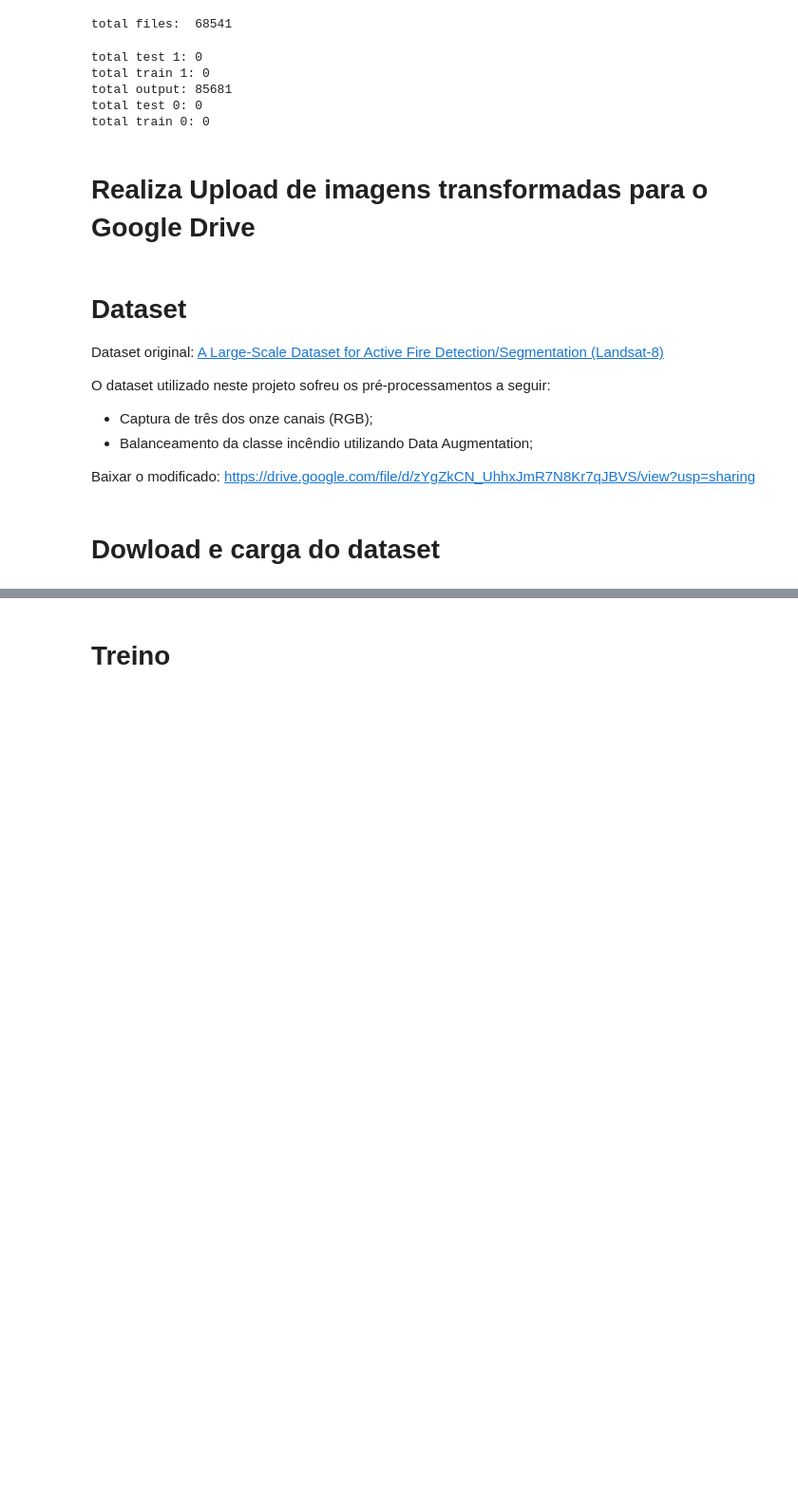
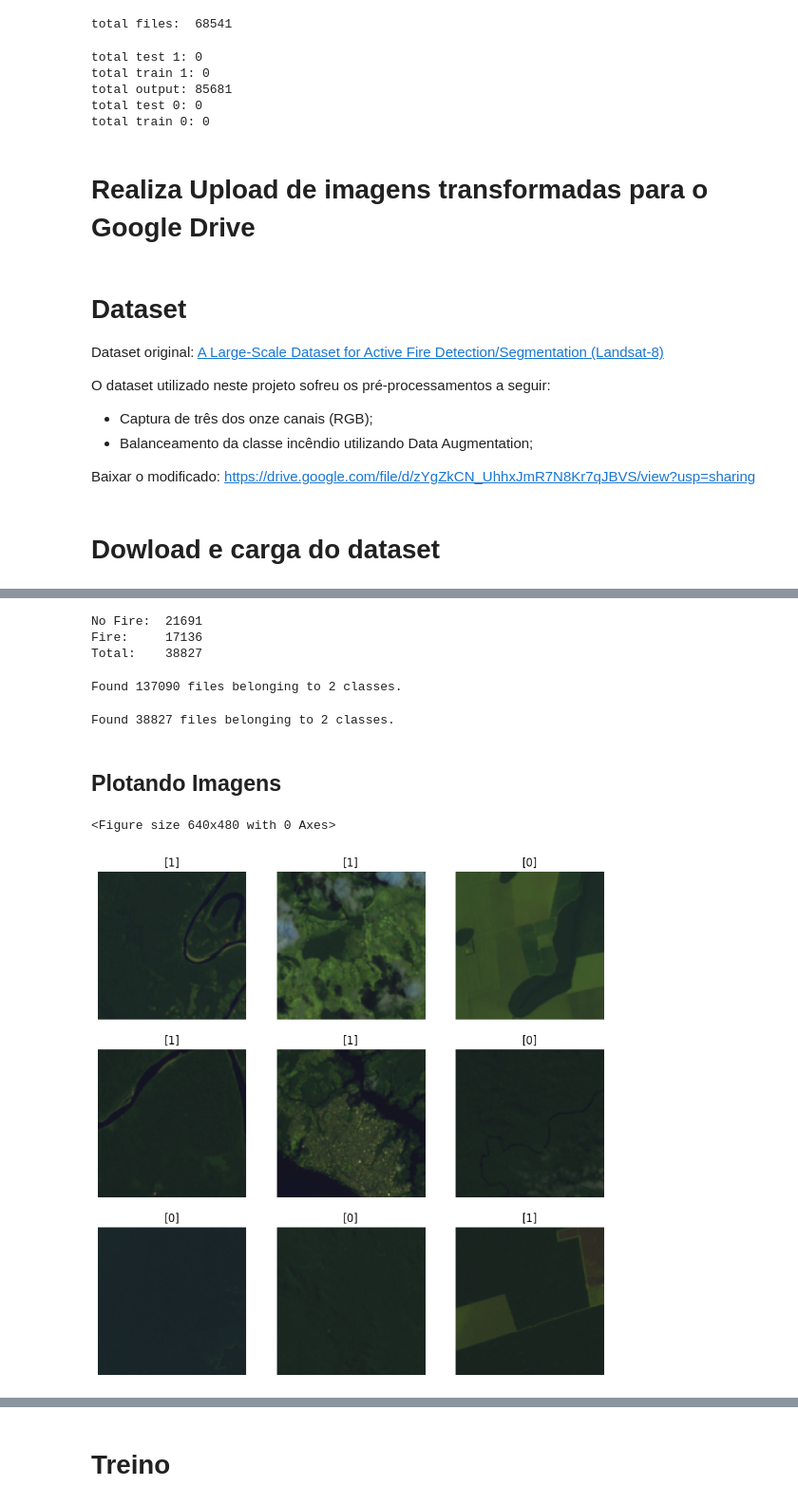
Before and after one commit to cezargfilho/amazon-activefire-cnn, a Jupyter notebook: CNN_AMAZON_LANDSAT8.ipynb, the cells around one changed output, grey strips where cells are left out. Shown at 95% size. Cells and saved outputs as stored; diff of their text form; code cells hidden in the pictures; blank space fills up the shorter version.

```diff
--- a/CNN_AMAZON_LANDSAT8.ipynb
+++ b/CNN_AMAZON_LANDSAT8.ipynb
@@ -480,0 +360,17 @@ print(len(test))
+# %%
+#Hiperparametros
+TRAIN_FOLDER = '/content/dataset_brazil_amazon_v5/train'
+TEST_FOLDER = '/content/dataset_brazil_amazon_v5/test'
+
+IMAGE_HEIGHT = 128  # height of the image
+IMAGE_WIDTH = 128   # width of the image
+IMAGE_SIZE = [IMAGE_HEIGHT, IMAGE_WIDTH]
+NUM_CHANNELS = 3   # number of channels of the image
+CLASS_NAMES = ['0','1']
+BATCH_SIZE = 64
+LEARNING_RATE = 0.001
+LOSSES = tf.losses.BinaryCrossentropy()
+OPTIMIZER = tf.keras.optimizers.Adam(learning_rate= LEARNING_RATE)
+EPOCHS = 50
+SPLIT_RATE_TRAIN = 0.8
+SPLIT_RATE_VALIDATION = 0.2
@@ -480,0 +415,50 @@ print(len(test))
+# %%
+qtd_0, qtd_1, size = get_size_dataset(TEST_FOLDER)
+# %% [output]
+No Fire:  21691
+Fire:     17136
+Total:    38827
+# %%
+# CARREGANDO IMAGENS DE TREINO
+train_data = tf.keras.utils.image_dataset_from_directory(
+    directory = TRAIN_FOLDER,
+    image_size = IMAGE_SIZE,
+    batch_size = BATCH_SIZE,
+    label_mode = 'binary',
+    class_names = CLASS_NAMES,
+    shuffle=True,
+    seed=13
+    )
+# %% [output]
+Found 137090 files belonging to 2 classes.
+# %%
+# CARREGANDO IMAGENS DE TESTE (Por padrao eh utilizado batch_size = 32)
+test_data = tf.keras.utils.image_dataset_from_directory(
+    directory = TEST_FOLDER,
+    image_size = IMAGE_SIZE,
+    shuffle = True
+    )
+# %% [output]
+Found 38827 files belonging to 2 classes.
+# %% [markdown]
+## Plotando Imagens
+# %%
+def plot_dataset(dataset):
+
+    plt.gcf().clear()
+    plt.figure(figsize = (10, 10))
+
+    for features, labels in dataset.take(1):
+
+        for i in range(9):
+
+            plt.subplot(3, 3, i + 1)
+            plt.axis('off')
+
+            plt.imshow(features[i].numpy().astype('uint8'))
+            plt.title(labels[i].numpy().astype('uint8'))
+# %%
+plot_dataset(train_data)
+# %% [output]
+<Figure size 640x480 with 0 Axes>
+[figure, added]
```
Also changed, not shown: parts of 144 cells of this notebook.
